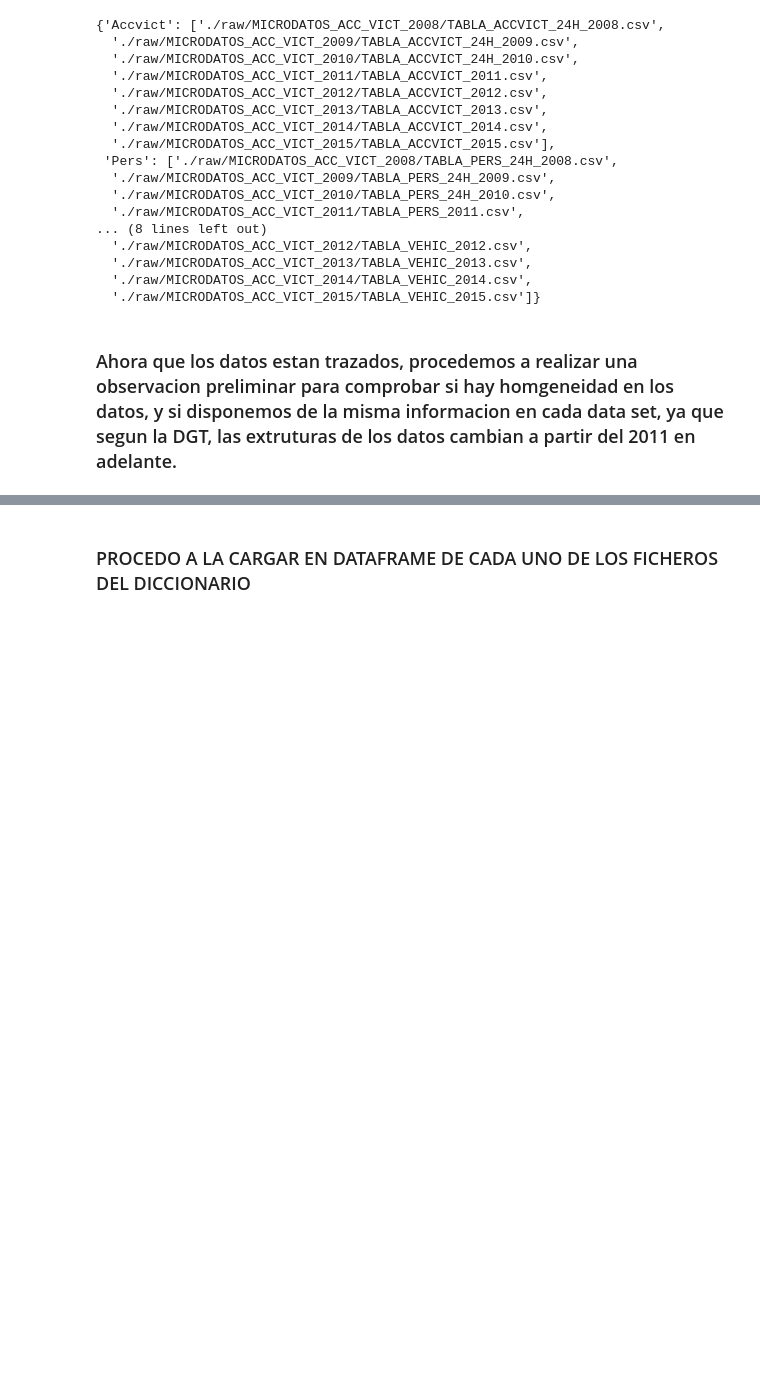
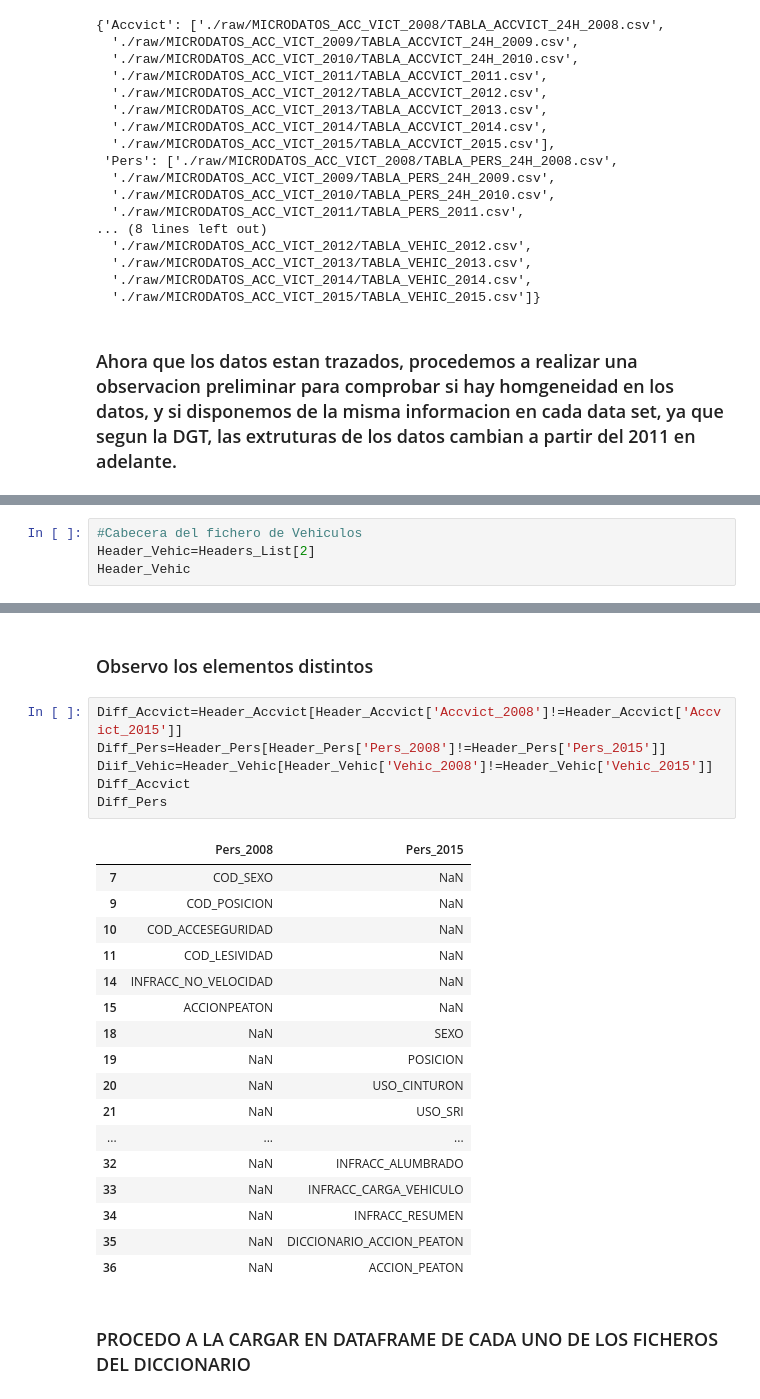
Before and after one commit to Rafaelmdcd/TFM_Kschool_Rafa_Martinez, a Jupyter notebook: TFM_DGT.ipynb, the cells around one changed output, grey strips where cells are left out. Cells and saved outputs as stored; diff of their text form; blank space fills up the shorter version.

```diff
--- a/TFM_DGT.ipynb
+++ b/TFM_DGT.ipynb
@@ -201,0 +151,4 @@ Headers
+# %%
+#Cabecera del fichero de Vehiculos
+Header_Vehic=Headers_List[2]
+Header_Vehic
@@ -202,3 +172,29 @@ Headers
+# %% [markdown]
+### Observo los elementos distintos
+# %%
+Diff_Accvict=Header_Accvict[Header_Accvict['Accvict_2008']!=Header_Accvict['Accvict_2015']]
+Diff_Pers=Header_Pers[Header_Pers['Pers_2008']!=Header_Pers['Pers_2015']]
+Diif_Vehic=Header_Vehic[Header_Vehic['Vehic_2008']!=Header_Vehic['Vehic_2015']]
+Diff_Accvict
+Diff_Pers
+# %% [output]
+|  | Pers_2008 | Pers_2015 |
+| 7 | COD_SEXO | NaN |
+| 9 | COD_POSICION | NaN |
+| 10 | COD_ACCESEGURIDAD | NaN |
+| 11 | COD_LESIVIDAD | NaN |
+| 14 | INFRACC_NO_VELOCIDAD | NaN |
+| 15 | ACCIONPEATON | NaN |
+| 18 | NaN | SEXO |
+| 19 | NaN | POSICION |
+| 20 | NaN | USO_CINTURON |
+| 21 | NaN | USO_SRI |
+| ... | ... | ... |
+| 32 | NaN | INFRACC_ALUMBRADO |
+| 33 | NaN | INFRACC_CARGA_VEHICULO |
+| 34 | NaN | INFRACC_RESUMEN |
+| 35 | NaN | DICCIONARIO_ACCION_PEATON |
+| 36 | NaN | ACCION_PEATON |
 # %% [markdown]
 ### PROCEDO A LA CARGAR EN DATAFRAME DE CADA UNO DE LOS FICHEROS DEL DICCIONARIO
 # %%
```
Also changed, not shown: parts of 15 cells of this notebook.
